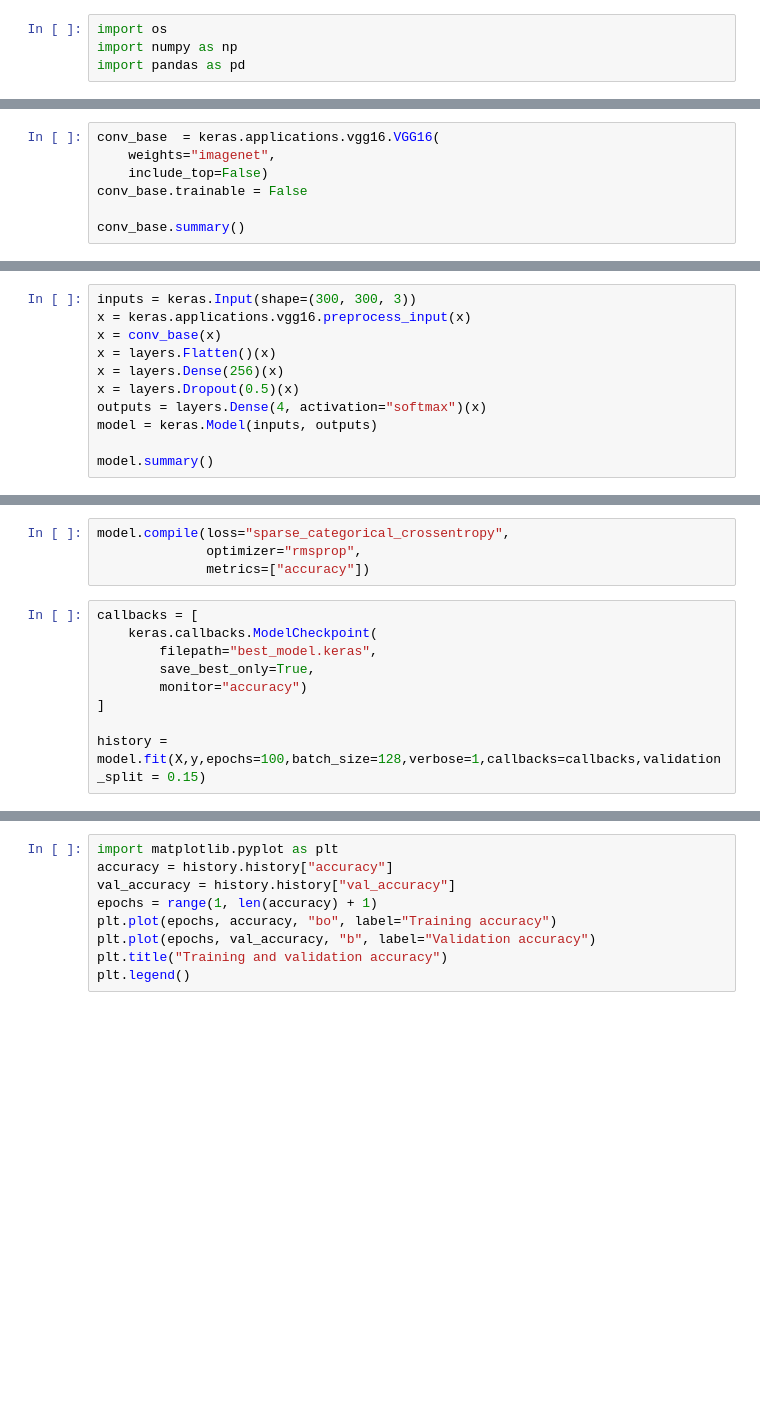
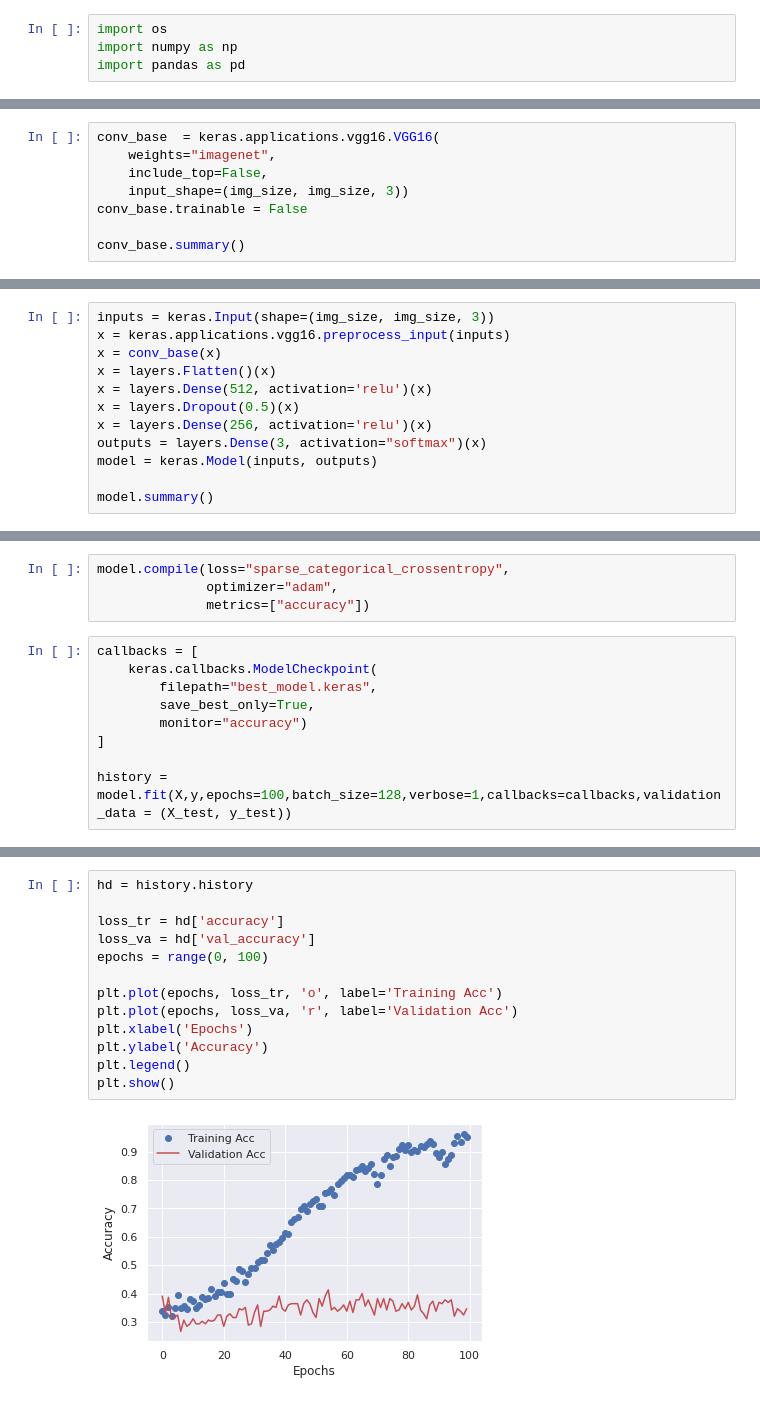
Before and after one commit to burchcatwit/Mood_Prediction, a Jupyter notebook: vgg_model.ipynb, the cells around one changed output, grey strips where cells are left out. Saved outputs shown, nothing was run; the diff lists cells and outputs as text; blank space fills up the shorter version.

```diff
--- a/vgg_model.ipynb
+++ b/vgg_model.ipynb
@@ -122,7 +243,8 @@ ImportError: generic_type: type "TransactionToken" is already registered!
 # %%
 conv_base  = keras.applications.vgg16.VGG16(
     weights="imagenet",
-    include_top=False)
+    include_top=False,
+    input_shape=(img_size, img_size, 3))
 conv_base.trainable = False
 
 conv_base.summary()
@@ -131,11 +269,12 @@ NameError: name 'keras' is not defined
 # %%
-inputs = keras.Input(shape=(300, 300, 3))
-x = keras.applications.vgg16.preprocess_input(x)
+inputs = keras.Input(shape=(img_size, img_size, 3))
+x = keras.applications.vgg16.preprocess_input(inputs)
 x = conv_base(x)
 x = layers.Flatten()(x)
-x = layers.Dense(256)(x)
+x = layers.Dense(512, activation='relu')(x)
 x = layers.Dropout(0.5)(x)
-outputs = layers.Dense(4, activation="softmax")(x)
+x = layers.Dense(256, activation='relu')(x)
+outputs = layers.Dense(3, activation="softmax")(x)
 model = keras.Model(inputs, outputs)
 
 model.summary()
@@ -142,6 +299,6 @@ model.summary()
 # %%
 model.compile(loss="sparse_categorical_crossentropy",
-              optimizer="rmsprop",
+              optimizer="adam",
               metrics=["accuracy"])
 # %%
 callbacks = [
@@ -151,4 +308,4 @@ callbacks = [
         monitor="accuracy")
 ]
 
-history = model.fit(X,y,epochs=100,batch_size=128,verbose=1,callbacks=callbacks,validation_split = 0.15)
+history = model.fit(X,y,epochs=100,batch_size=128,verbose=1,callbacks=callbacks,validation_data = (X_test, y_test))
@@ -155,9 +325,15 @@ history = model.fit(X,y,epochs=100,batch_size=128,verbose=1,callbacks=callbacks,
 # %%
-import matplotlib.pyplot as plt
-accuracy = history.history["accuracy"]
-val_accuracy = history.history["val_accuracy"]
-epochs = range(1, len(accuracy) + 1)
-plt.plot(epochs, accuracy, "bo", label="Training accuracy")
-plt.plot(epochs, val_accuracy, "b", label="Validation accuracy")
-plt.title("Training and validation accuracy")
+hd = history.history
+
+loss_tr = hd['accuracy']
+loss_va = hd['val_accuracy']
+epochs = range(0, 100)
+
+plt.plot(epochs, loss_tr, 'o', label='Training Acc')
+plt.plot(epochs, loss_va, 'r', label='Validation Acc')
+plt.xlabel('Epochs')
+plt.ylabel('Accuracy')
 plt.legend()
+plt.show()
+# %% [output]
+[figure, added]
```
Also changed, not shown: parts of 20 cells of this notebook.
